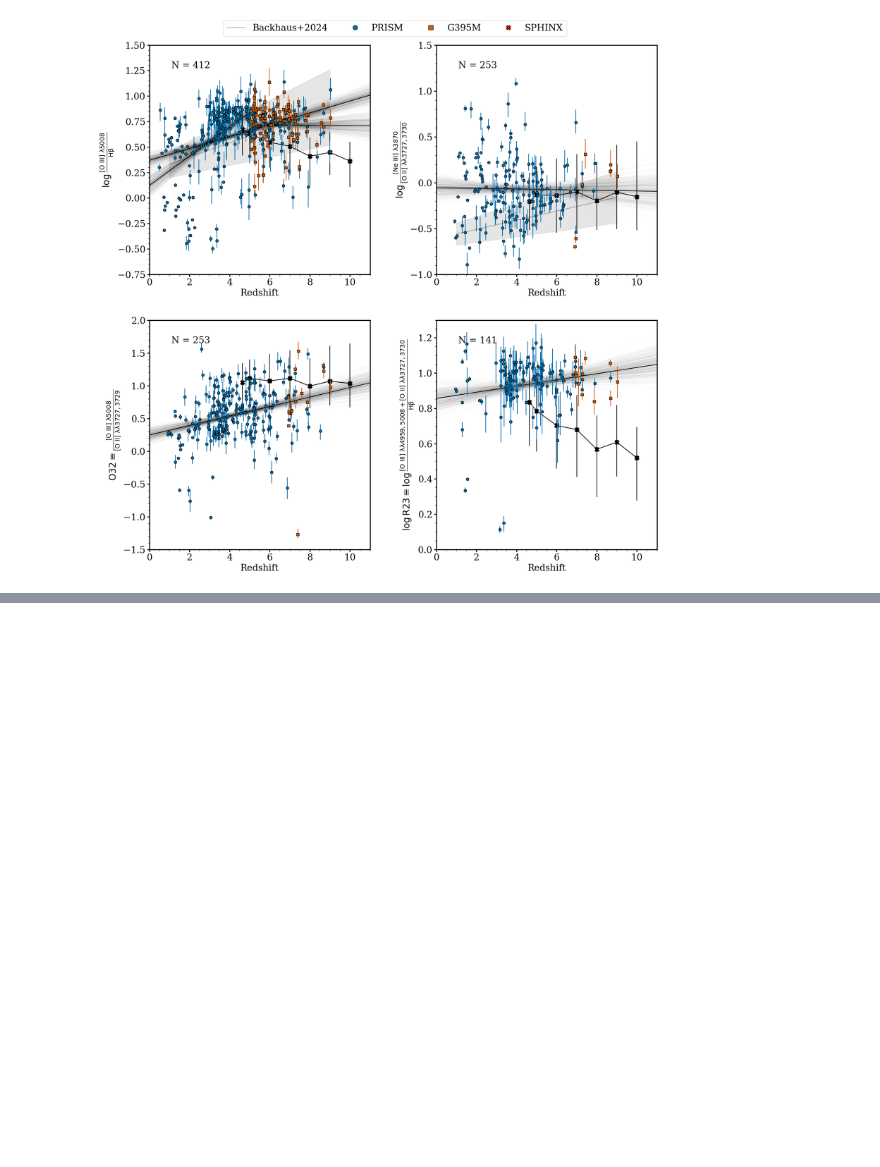
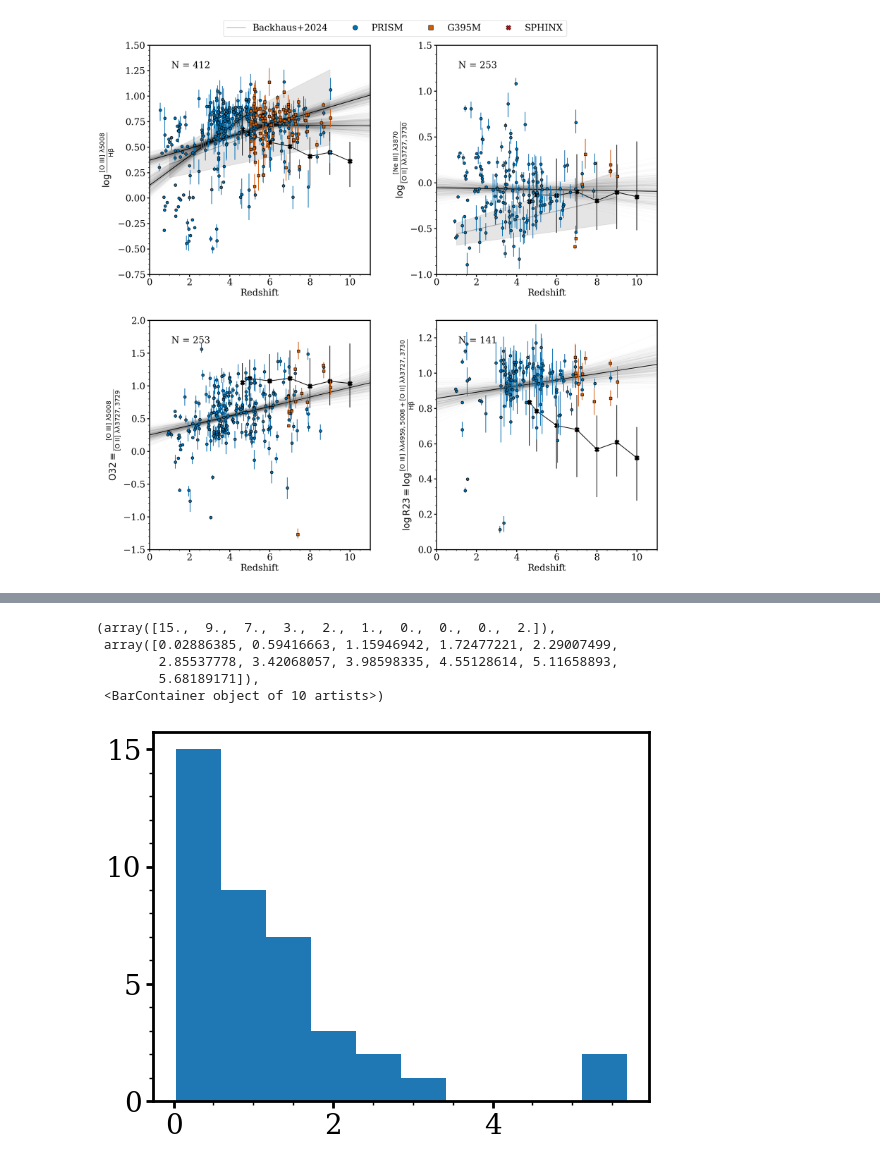
Before and after one commit to njcleri/RUBIES_ionization_conditions, a Jupyter notebook: plots_test.ipynb, the cells around one changed output, grey strips where cells are left out. Saved outputs shown, nothing was run; the diff lists cells and outputs as text; code cells hidden in the pictures; blank space fills up the shorter version.

```diff
--- a/plots_test.ipynb
+++ b/plots_test.ipynb
@@ -664,0 +699,9 @@ if __name__ == "__main__":
+# %%
+plt.hist(SIISIIdf_prism.SII_SII_6717_6731)
+# %% [output]
+(array([15.,  9.,  7.,  3.,  2.,  1.,  0.,  0.,  0.,  2.]),
+ array([0.02886385, 0.59416663, 1.15946942, 1.72477221, 2.29007499,
+        2.85537778, 3.42068057, 3.98598335, 4.55128614, 5.11658893,
+        5.68189171]),
+ <BarContainer object of 10 artists>)
+[figure, added]
```
Also changed, not shown: parts of 18 cells of this notebook, 15 other files.
